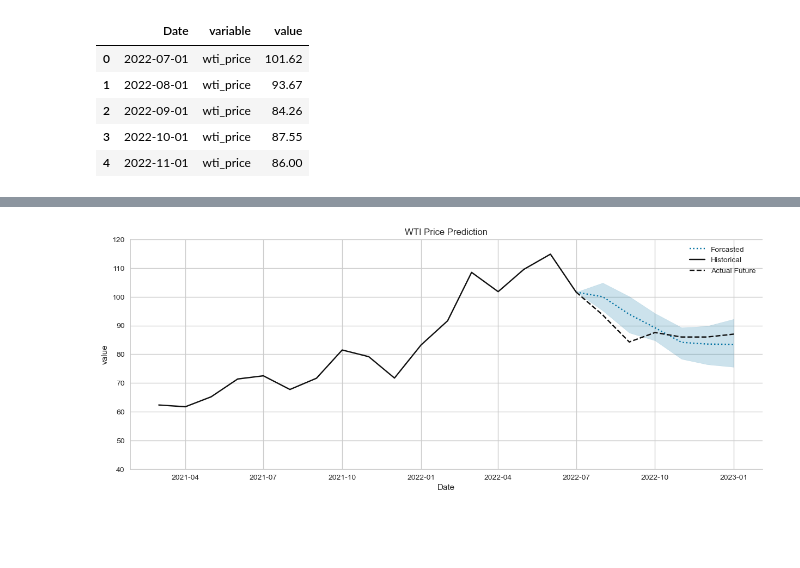
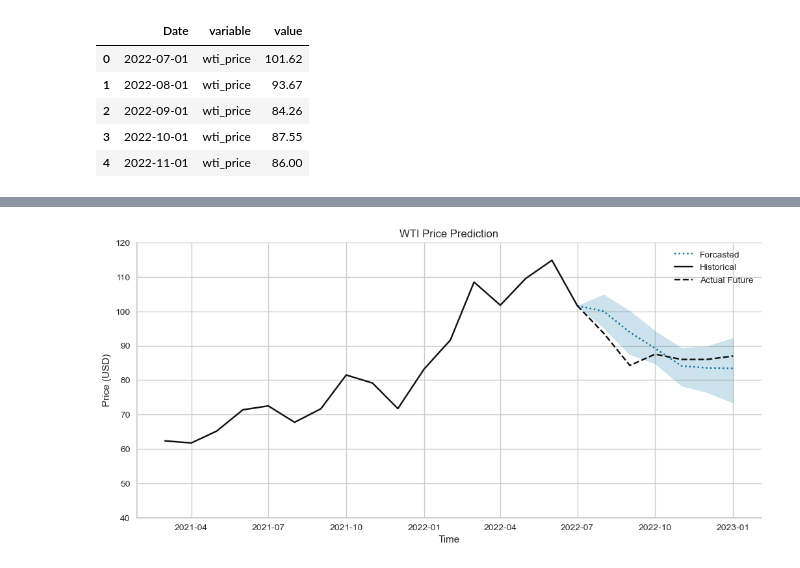
Before and after one commit to faridjn/WTI_Crude_Oil_Price_Prediction_Using_ML, a Jupyter notebook: notebooks/5.0_modeling.ipynb, the cells around one changed output, grey strips where cells are left out. Drawn from its saved outputs; the diff is of its cells as text; code cells hidden in the pictures; blank space fills up the shorter version.

```diff
--- a/notebooks/5.0_modeling.ipynb
+++ b/notebooks/5.0_modeling.ipynb
@@ -774,29 +774,29 @@ df_plot_wti_future.head()
 # %%
 sns.relplot(x="Date",
     y="value",
     data=df_plot_pred,
     kind="line",
     style=None,
     hue=None,
     label = 'Forcasted',
     linestyle = 'dotted',
-    aspect = 2.5).set(ylim=(40, 120))
+    aspect = 2.1).set(ylim=(40, 120))
 
 sns.lineplot(x='Date',
     y="wti_price",
     data=df_plot_wti,
     label = 'Historical',
     linestyle = 'solid',
     color = 'k')
 
 
 sns.lineplot(x='Date',
     y="wti_price",
     data=df_plot_wti_future,
     label = 'Actual Future',
     linestyle = 'dashed',
-    color = 'k').set(title='WTI Price Prediction')
+    color = 'k').set(title='WTI Price Prediction', ylabel='Price (USD)', xlabel='Time')
 
 plt.show()
 # %% [output]
-[figure, old version]
+[figure, new version]
```
Also changed, not shown: parts of 10 cells of this notebook.
